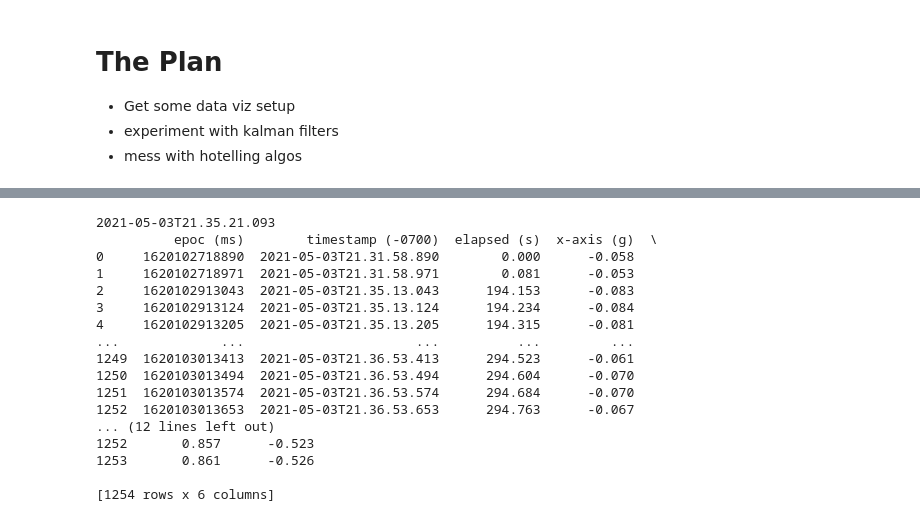
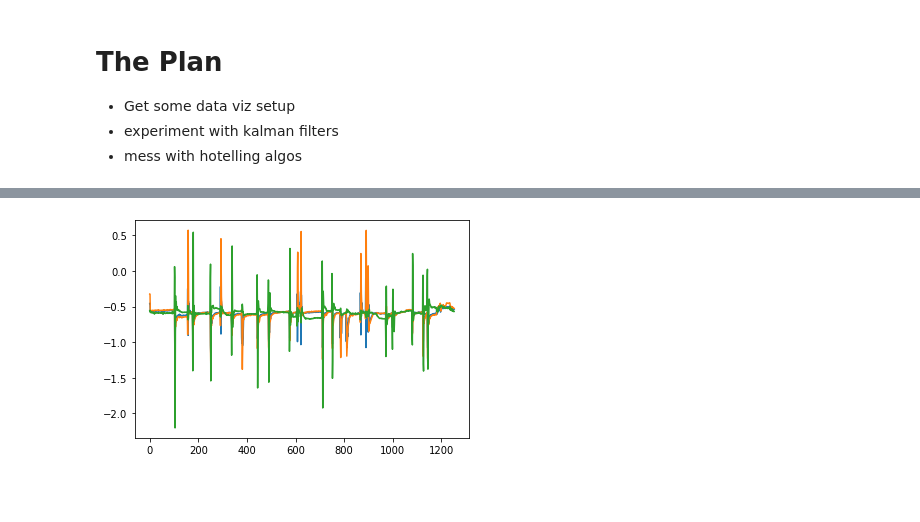
Before and after one commit to TheEnquirer/kyntic, a Jupyter notebook: vizTry.ipynb, the cells around one changed output, grey strips where cells are left out. Saved outputs shown, nothing was run; the diff lists cells and outputs as text; code cells hidden in the pictures; blank space fills up the shorter version.

```diff
--- a/vizTry.ipynb
+++ b/vizTry.ipynb
@@ -38,29 +38,18 @@ complete
 # %%
 data = pd.read_csv('./data/LST/accelerometer.csv')
 
 # data.plot(x="epoc (ms)", y="x-axis (g)", color="red")
 # data.plot(x="epoc (ms)", y="y-axis (g)", color="green")
 # data.plot(x="epoc (ms)", y="z-axis (g)")
+# plt.figure(figsize=(20,20))
+plt.plot([x-1.4 for x in data["y-axis (g)"]])
+plt.plot([x+0 for x in data["z-axis (g)"]])
+plt.plot([x-0.5 for x in data["x-axis (g)"]])
+plt.show()
 # print(data["x-axis (g)"])
+# %% [output]
+[figure, added]
 # %%
-print(data["timestamp (-0700)"][102])
-print(data)
+# print(data["timestamp (-0700)"][102])
+# print(data)
-# %% [output]
-2021-05-03T21.35.21.093
-          epoc (ms)        timestamp (-0700)  elapsed (s)  x-axis (g)  \
-0     1620102718890  2021-05-03T21.31.58.890        0.000      -0.058
-1     1620102718971  2021-05-03T21.31.58.971        0.081      -0.053
-2     1620102913043  2021-05-03T21.35.13.043      194.153      -0.083
-3     1620102913124  2021-05-03T21.35.13.124      194.234      -0.084
-4     1620102913205  2021-05-03T21.35.13.205      194.315      -0.081
-...             ...                      ...          ...         ...
-1249  1620103013413  2021-05-03T21.36.53.413      294.523      -0.061
-1250  1620103013494  2021-05-03T21.36.53.494      294.604      -0.070
-1251  1620103013574  2021-05-03T21.36.53.574      294.684      -0.070
-1252  1620103013653  2021-05-03T21.36.53.653      294.763      -0.067
-... (12 lines left out)
-1252       0.857      -0.523
-1253       0.861      -0.526
-
-[1254 rows x 6 columns]
 # %%
```
Also changed, not shown: parts of 6 cells of this notebook.
